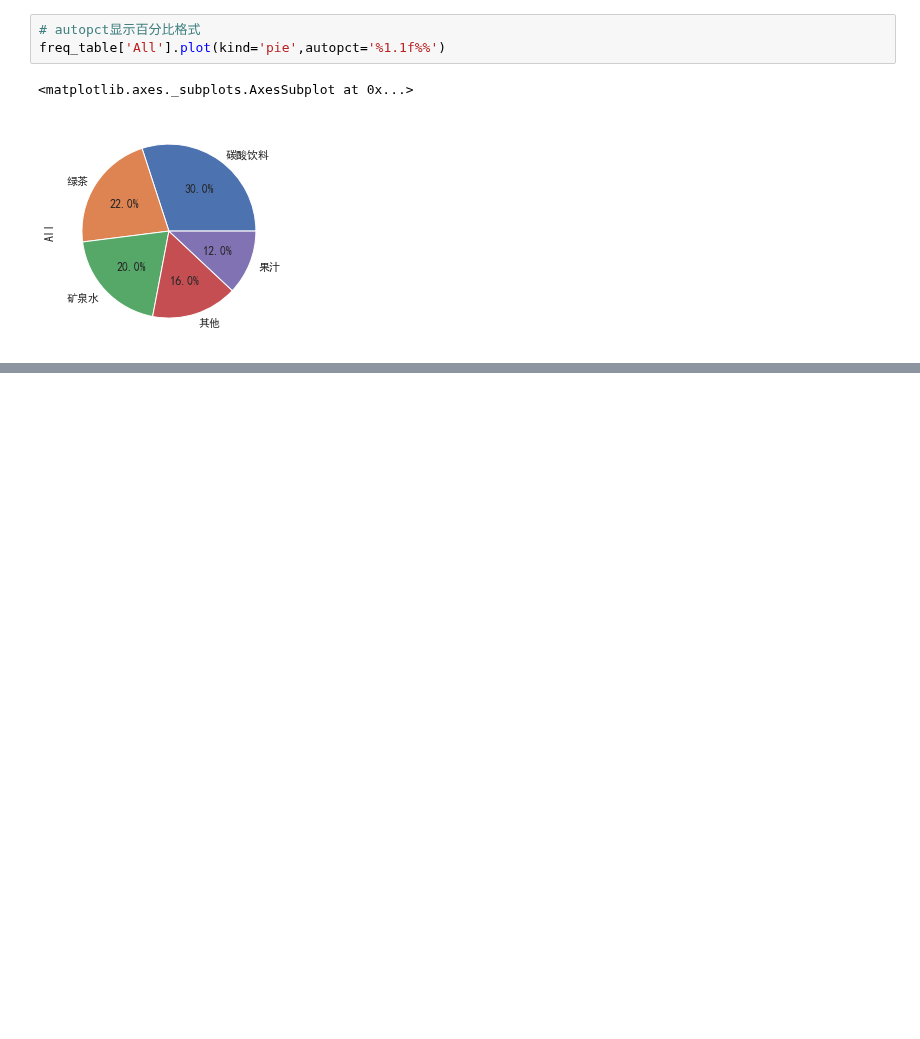
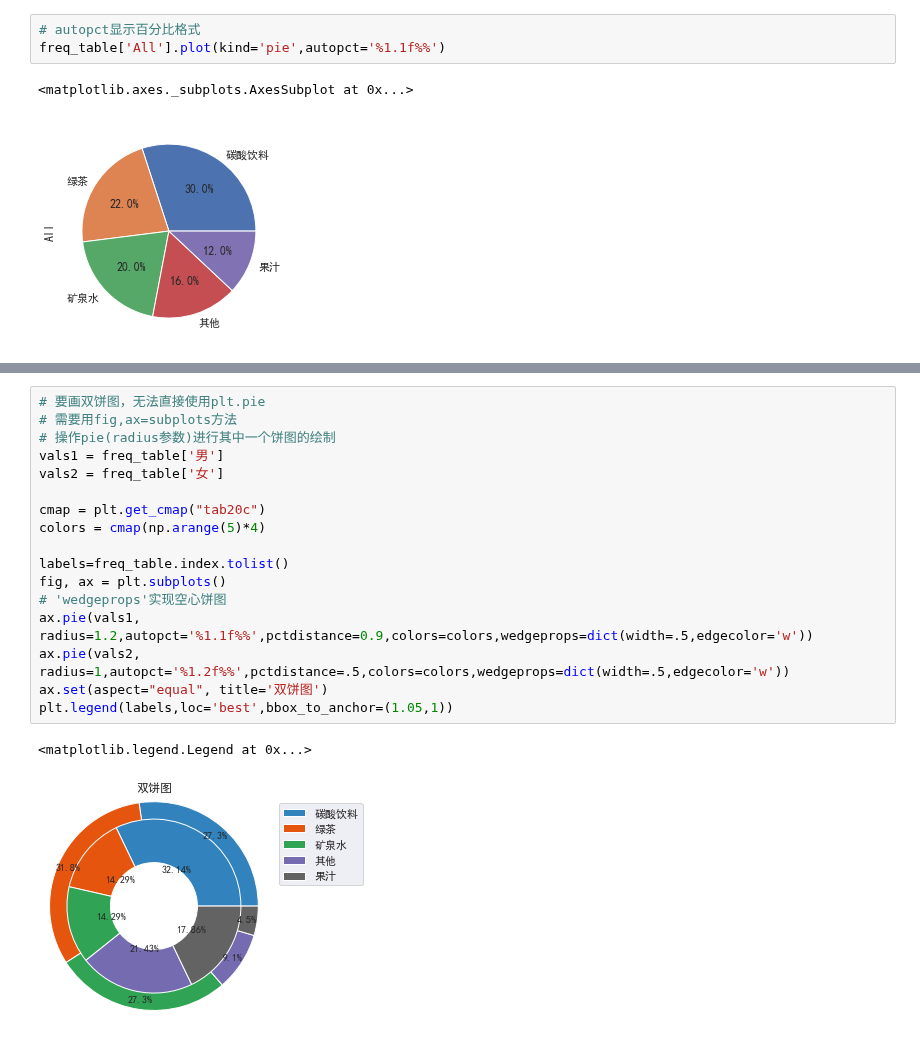
Before and after one commit to GaochaoZhu/LearningStatsGroup, a Jupyter notebook: week1/week_1.ipynb, the cells around one changed output, grey strips where cells are left out. Drawn from its saved outputs; the diff is of its cells as text; blank space fills up the shorter version.

```diff
--- a/week1/week_1.ipynb
+++ b/week1/week_1.ipynb
@@ -502,0 +334,20 @@ radar.render_notebook()
+# %%
+# 要画双饼图，无法直接使用plt.pie
+# 需要用fig,ax=subplots方法
+# 操作pie(radius参数)进行其中一个饼图的绘制
+vals1 = freq_table['男']
+vals2 = freq_table['女']
+
+cmap = plt.get_cmap("tab20c")
+colors = cmap(np.arange(5)*4)
+
+labels=freq_table.index.tolist()
+fig, ax = plt.subplots()
+# 'wedgeprops'实现空心饼图
+ax.pie(vals1, radius=1.2,autopct='%1.1f%%',pctdistance=0.9,colors=colors,wedgeprops=dict(width=.5,edgecolor='w'))
+ax.pie(vals2, radius=1,autopct='%1.2f%%',pctdistance=.5,colors=colors,wedgeprops=dict(width=.5,edgecolor='w'))
+ax.set(aspect="equal", title='双饼图')
+plt.legend(labels,loc='best',bbox_to_anchor=(1.05,1))
+# %% [output]
+<matplotlib.legend.Legend at 0x...>
+[figure, added]
```
Also changed, not shown: parts of 82 cells of this notebook.
